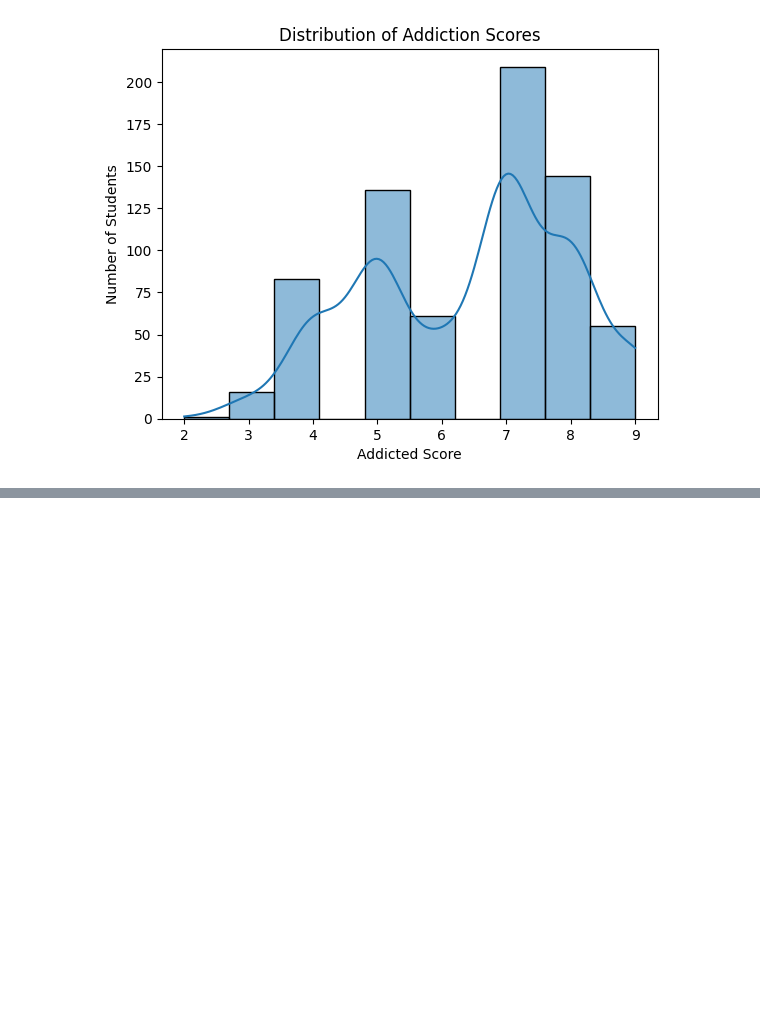
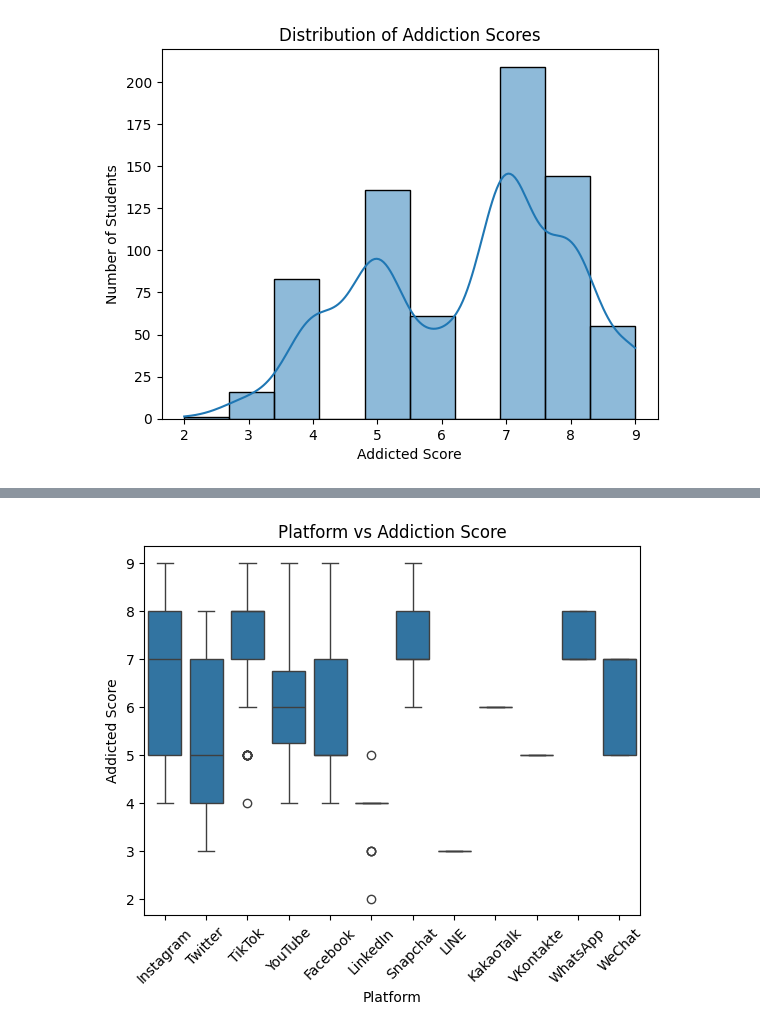
Before and after one commit to srinidhibadrinarayanan/social-media-addiction-predictor, a Jupyter notebook: social_media_addiction_predictor.ipynb, the cells around one changed output, grey strips where cells are left out. Cells and saved outputs as stored; diff of their text form; code cells hidden in the pictures; blank space fills up the shorter version.

```diff
--- a/social_media_addiction_predictor.ipynb
+++ b/social_media_addiction_predictor.ipynb
@@ -69,0 +94,9 @@ plt.show()
+# %%
+sns.boxplot(x='Most_Used_Platform', y='Addicted_Score', data=df)
+plt.title('Platform vs Addiction Score')
+plt.xlabel('Platform')
+plt.ylabel('Addicted Score')
+plt.xticks(rotation=45)
+plt.show()
+# %% [output]
+[figure, added]
```
Also changed, not shown: parts of 3 cells of this notebook.
